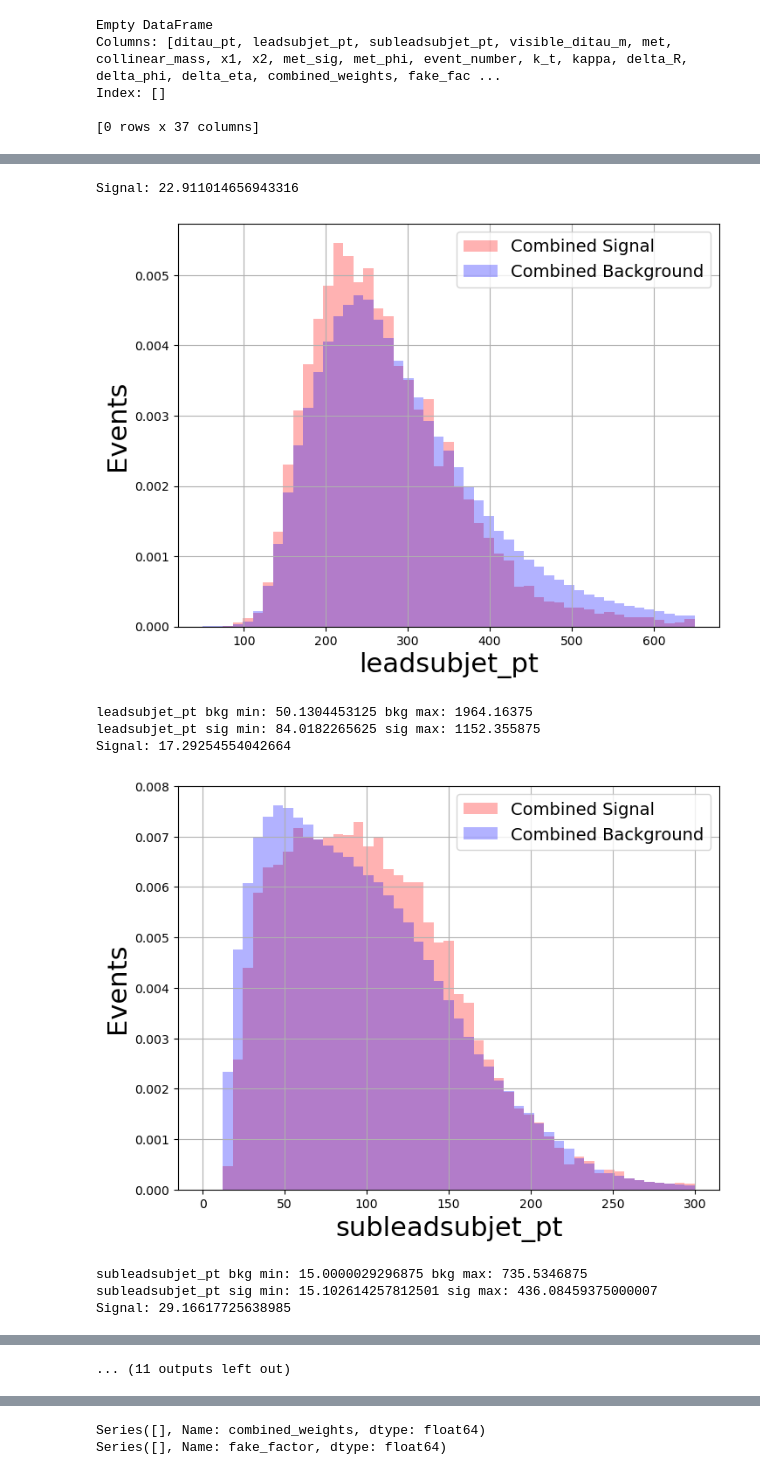
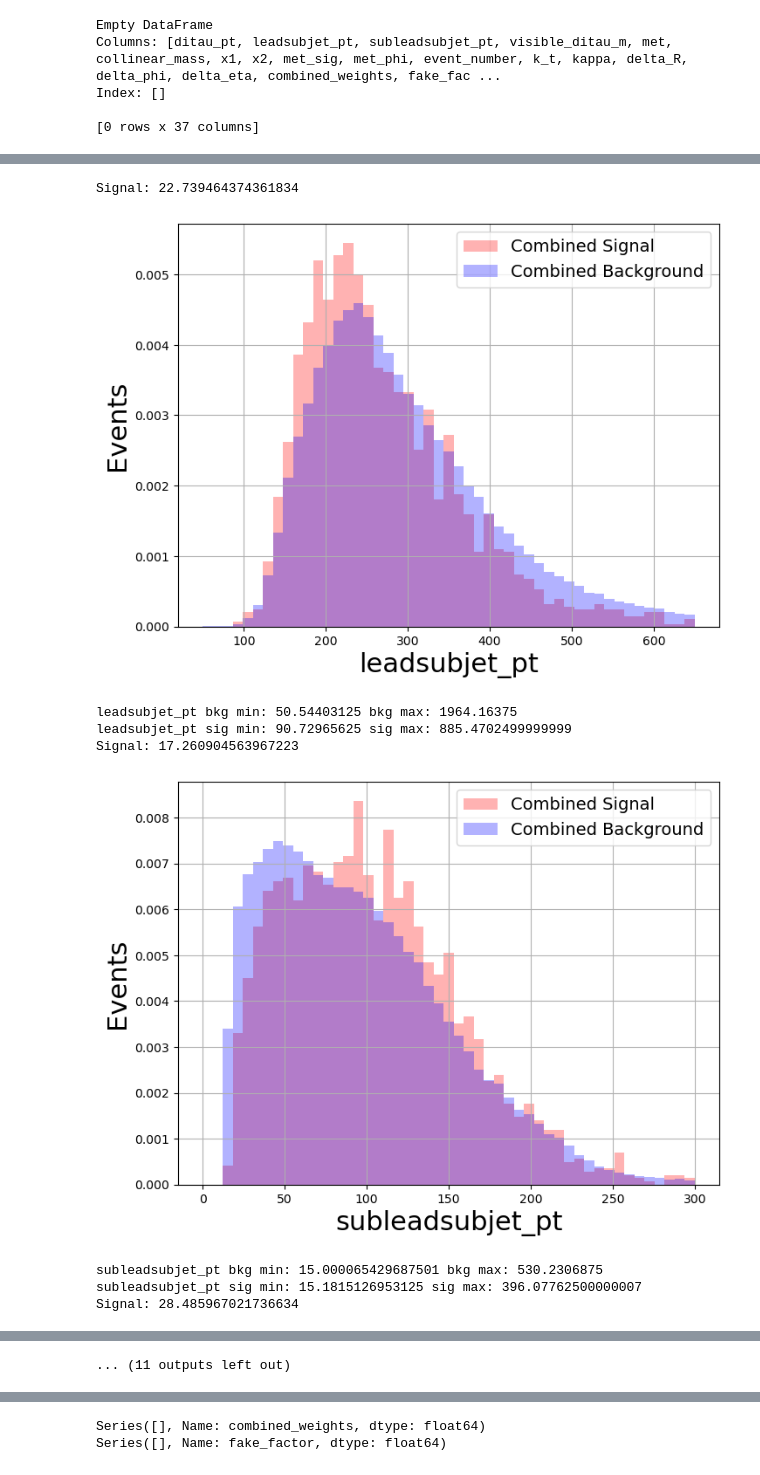
Before and after one commit to alig146/DiTau, a Jupyter notebook: analysis/Ana_v7.ipynb, the cells around one changed output, grey strips where cells are left out. Cells and saved outputs as stored; diff of their text form; code cells hidden in the pictures.

```diff
--- a/analysis/Ana_v7.ipynb
+++ b/analysis/Ana_v7.ipynb
@@ -210,23 +206,19 @@ LUMI_SCALE = {
 # print("Non-matching numbers:", non_matches)
 # %%
 def read_event_weights(event_id, data_year):
-    file_path = './xsec_sumofweights_nom.json'
+    file_path = '/home/agarabag/ditau_analysis/boom/data/xsec_sow/xsec_sumofweights_nom.json'
     # file_path = './xsec_sumofweights_nom_old_V08.json'
-
     # Load the data from the JSON file
     with open(file_path, 'r') as file:
         data = json.load(file)
-
     # Get the list of events from the key 'ditau_hh' under 'mc20a'
     events = data.get(data_year, {}).get('ditau_hh', [])
-
     # Iterate over each event in the list
     for event in events:
         # Check if the first element (ID) matches the provided event_id
         if event[0] == event_id:
             # Return the second (event weight) and third (sum of event weights) elements
             return (event[1], event[2])
-
     # If no matching ID is found, return None for both values
     return (None, None)
 
@@ -345,7 +337,8 @@ data_branches = \
  'ditau_obj_subleadsubjet_p4',
  'n_bjets_DL1dv01_FixedCutBEff_70']
 # %%
-path_template = '/global/homes/a/agarabag/pscratch/ditdau_samples/new_T01/T01/mc/ditau_hh/{year}/nom/user.*.{dsid}.*/user.*.root'
+path_template = '/home/agarabag/data/ditau/new_test/T01/mc/ditau_hh/{year}/nom/user.*.{dsid}.*/user.*.root'
+# path_template = '/global/homes/a/agarabag/pscratch/ditdau_samples/new_T01/T01/mc/ditau_hh/{year}/nom/user.*.{dsid}.*/user.*.root'
 # path_template = '/global/homes/a/agarabag/pscratch/ditdau_samples/V08/mc/ditau_hh/{year}/nom/user.shhirose.*{dsid}.*/user.*.root'
 
 def read_root(dsid_list, mc_ws, year_id='mc20e', year='18'):
@@ -513,5 +500,5 @@ Saved raw data data to raw_data_data.pkl
 # %%
-ditau_id_cut = 0.95
+ditau_id_cut = 0.99
 
 def data_Cut(t, year):
     # Define HLT conditions based on the year
@@ -525,15 +512,13 @@ def data_Cut(t, year):
         hlt_cut = t['HLT_j420'] | t['HLT_j420_a10t_lcw_jes_35smcINF_L1J100'] | t['HLT_j420_a10t_lcw_jes_35smcINF_L1SC111']
     else:
         raise ValueError(f"Unsupported year: {year}")
-
     general_cut = ((t['ditau_obj_nSubjets'] >= 2) & \
                (((t['ditau_obj_leadsubjet_n_core_tracks'] == 1) | (t['ditau_obj_leadsubjet_n_core_tracks'] == 3)) &
                 ((t['ditau_obj_subleadsubjet_n_core_tracks'] == 1) | (t['ditau_obj_subleadsubjet_n_core_tracks'] == 3))) & \
                (t['ditau_obj_leadsubjet_charge'] * t['ditau_obj_subleadsubjet_charge'] == -1) & \
-            #    (t['ditau_obj_omni_score'] < ditau_id_cut) & \
+               (t['ditau_obj_omni_score'] < ditau_id_cut) & \
                (t['n_bjets_DL1dv01_FixedCutBEff_70'] == 0) & \
                (t['ditau_obj_n_tracks'] - t['ditau_obj_leadsubjet_n_core_tracks'] - t['ditau_obj_subleadsubjet_n_core_tracks'] == 0))
-
     final_cut = ak.where(general_cut & (hlt_cut))
     # final_cut = ak.where(general_cut)
     return t[final_cut]
@@ -563,7 +548,7 @@ def mc_Cut(t, year):
                (t['ditau_obj_IsTruthMatched']==1) & \
                (t['n_bjets_DL1dv01_FixedCutBEff_70'] == 0) & \
                (t['ditau_obj_leadsubjet_charge'] * t['ditau_obj_subleadsubjet_charge'] == -1) & \
-            #    (t['ditau_obj_omni_score'] >= ditau_id_cut) & \
+               (t['ditau_obj_omni_score'] >= ditau_id_cut) & \
                (t['ditau_obj_n_tracks'] - t['ditau_obj_leadsubjet_n_core_tracks'] - t['ditau_obj_subleadsubjet_n_core_tracks'] == 0))
 
     # Combine HLT-specific cuts with general cuts
@@ -621,11 +606,11 @@ def apply_cuts(data, data_type='MC'):
 
     return cut_results
 # %%
-with open('raw_mc_data.pkl', 'rb') as f:
-    uncut_mc = pickle.load(f)
+# with open('raw_mc_data.pkl', 'rb') as f:
+#     uncut_mc = pickle.load(f)
 
-with open('raw_data_data.pkl', 'rb') as f:
-    uncut_data = pickle.load(f)
+# with open('raw_data_data.pkl', 'rb') as f:
+#     uncut_data = pickle.load(f)
 # %%
 # cut_data = apply_cuts({'data_18': data_18, 'data_17': data_17,
 #                        'data_16': data_16, 'data_15': data_15}, data_type='data')
@@ -1334,7 +1495,9 @@ plot_configs = {
 
 # Signal and background processes
 signal_processes = [ggh_plot, vbfh_plot, wh_plot, zh_plot, tth_plot]
-background_processes = [vv_plot, ztt_plot, zll_plot, w_plot, ttv_plot, top_plot]
+background_processes = [vv_plot, ztt_plot, zll_plot, w_plot, top_plot]
+# background_processes = [vv_plot, ztt_plot, zll_plot, w_plot, ttv_plot, top_plot]
+
 # background_processes = [zll_plot]
 
 
@@ -1343,39 +1506,39 @@ for var, (xmin, xmax, nbins) in plot_configs.items():
     plt.figure(figsize=(8, 6))
     plt_bins = np.linspace(xmin, xmax, nbins)
 
     # Plot signal
     combined_signal = np.concatenate([process[var] for process in signal_processes])
     plt.hist(combined_signal, bins=plt_bins, histtype='stepfilled',
              alpha=0.3, label='Combined Signal', color='red', density=True)
 
     # Plot background
     combined_background = np.concatenate([process[var] for process in background_processes])
     plt.hist(combined_background, bins=plt_bins, histtype='stepfilled',
              alpha=0.3, label='Combined Background', color='blue', density=True)
 
     #print area under curve bin height = bin count / (total count * bin width)
     print('Signal:', np.sum(combined_signal) / (len(combined_signal) * (xmax - xmin) / nbins))
 
 
 
     #log scale
     # plt.yscale('log')
     plt.legend(fontsize=14)
     plt.grid(True)
     plt.xlabel(var, fontsize=22)
     plt.ylabel('Events', fontsize=22)
     plt.show()
 
     #print min and max of each variable
     print(var, 'bkg min:', np.min(combined_background), 'bkg max:', np.max(combined_background))
     print(var, 'sig min:', np.min(combined_signal), 'sig max:', np.max(combined_signal))
 # %% [output]
-Signal: 22.911014656943316
+Signal: 22.739464374361834
-[figure, old version]
+[figure, new version]
-leadsubjet_pt bkg min: 50.1304453125 bkg max: 1964.16375
-leadsubjet_pt sig min: 84.0182265625 sig max: 1152.355875
-Signal: 17.29254554042664
+leadsubjet_pt bkg min: 50.54403125 bkg max: 1964.16375
+leadsubjet_pt sig min: 90.72965625 sig max: 885.4702499999999
+Signal: 17.260904563967223
-[figure, old version]
+[figure, new version]
-subleadsubjet_pt bkg min: 15.0000029296875 bkg max: 735.5346875
-subleadsubjet_pt sig min: 15.102614257812501 sig max: 436.08459375000007
-Signal: 29.16617725638985
+subleadsubjet_pt bkg min: 15.000065429687501 bkg max: 530.2306875
+subleadsubjet_pt sig min: 15.1815126953125 sig max: 396.07762500000007
+Signal: 28.485967021736634
```
Also changed, not shown: parts of 18 cells of this notebook.
